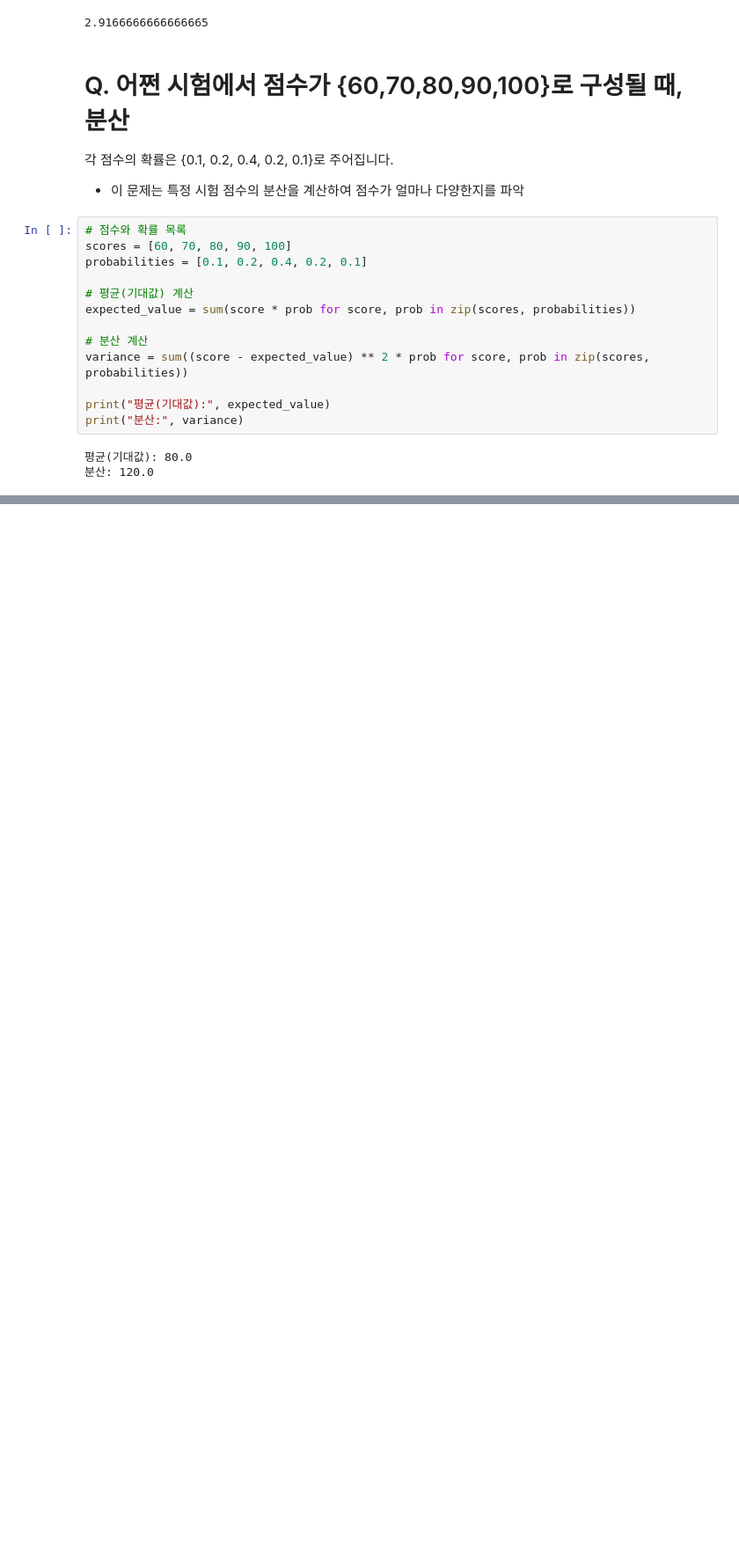
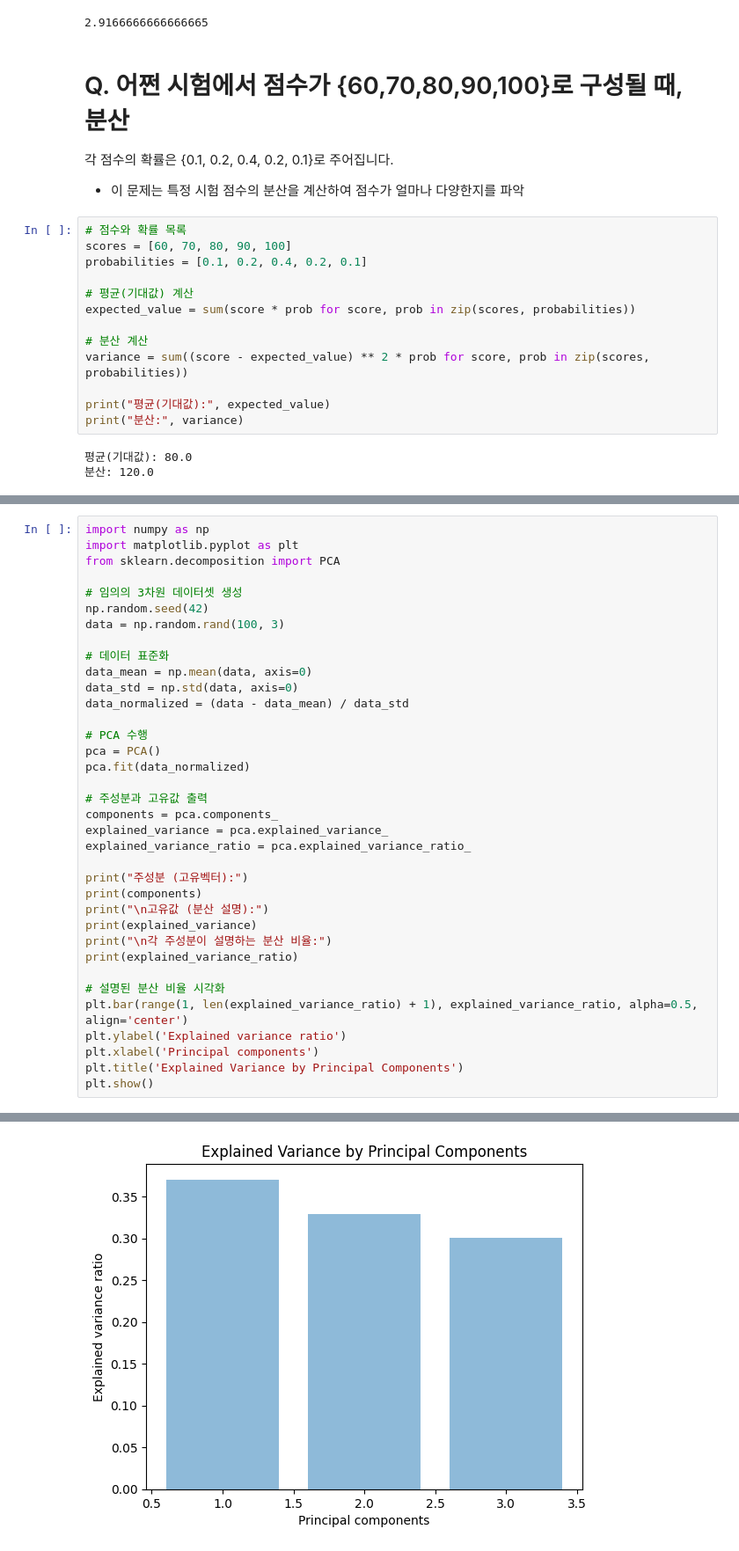
Before and after one commit to windyday0622/windyday, a Jupyter notebook: m3_분석 라이브러리/ stat.ipynb, the cells around one changed output, grey strips where cells are left out. Shown at 88% size. Saved outputs shown, nothing was run; the diff lists cells and outputs as text; blank space fills up the shorter version.

```diff
--- a/m3_분석 라이브러리/ stat.ipynb
+++ b/m3_분석 라이브러리/ stat.ipynb
@@ -509,0 +549,37 @@ print("분산:", variance)
+# %%
+import numpy as np
+import matplotlib.pyplot as plt
+from sklearn.decomposition import PCA
+
+# 임의의 3차원 데이터셋 생성
+np.random.seed(42)
+data = np.random.rand(100, 3)
+
+# 데이터 표준화
+data_mean = np.mean(data, axis=0)
+data_std = np.std(data, axis=0)
+data_normalized = (data - data_mean) / data_std
+
+# PCA 수행
+pca = PCA()
+pca.fit(data_normalized)
+
+# 주성분과 고유값 출력
+components = pca.components_
+explained_variance = pca.explained_variance_
+explained_variance_ratio = pca.explained_variance_ratio_
+
+print("주성분 (고유벡터):")
+print(components)
+print("\n고유값 (분산 설명):")
+print(explained_variance)
+print("\n각 주성분이 설명하는 분산 비율:")
+print(explained_variance_ratio)
+
+# 설명된 분산 비율 시각화
+plt.bar(range(1, len(explained_variance_ratio) + 1), explained_variance_ratio, alpha=0.5, align='center')
+plt.ylabel('Explained variance ratio')
+plt.xlabel('Principal components')
+plt.title('Explained Variance by Principal Components')
+plt.show()
+# %% [output]
@@ -509,0 +596 @@ print("분산:", variance)
+[figure, added]
```
Also changed, not shown: parts of 11 cells of this notebook.
